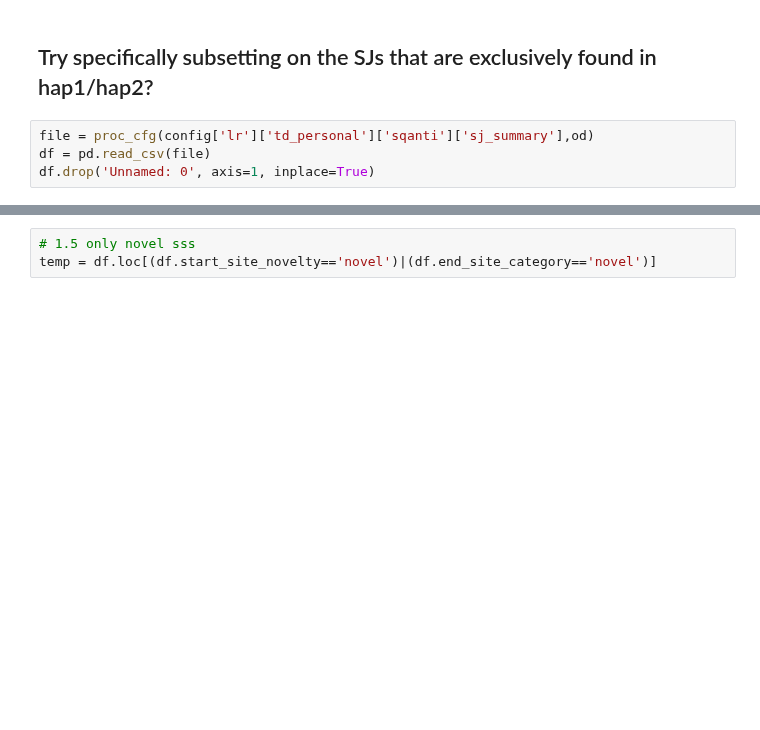
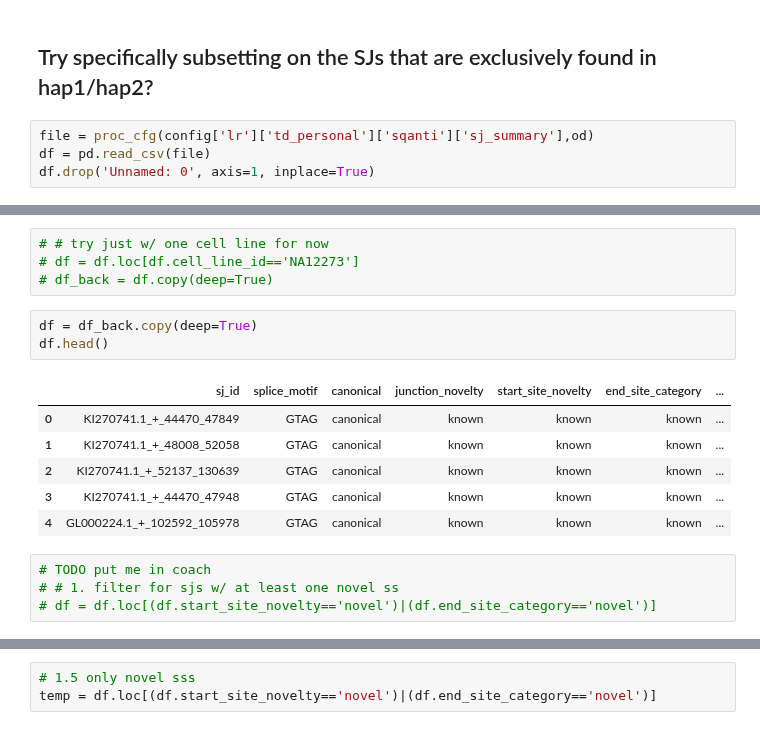
Before and after one commit to fairliereese/240903_pt, a Jupyter notebook: analysis/td_personal_get_distances_to_known_ss.ipynb, the cells around one changed output, grey strips where cells are left out. Drawn from its saved outputs; the diff is of its cells as text; blank space fills up the shorter version.

```diff
--- a/analysis/td_personal_get_distances_to_known_ss.ipynb
+++ b/analysis/td_personal_get_distances_to_known_ss.ipynb
@@ -207,0 +217,18 @@ df.drop('Unnamed: 0', axis=1, inplace=True)
+# %%
+# # try just w/ one cell line for now
+# df = df.loc[df.cell_line_id=='NA12273']
+# df_back = df.copy(deep=True)
+# %%
+df = df_back.copy(deep=True)
+df.head()
+# %% [output]
+|  | sj_id | splice_motif | canonical | junction_novelty | start_site_novelty | end_site_category | ... |
+| 0 | KI270741.1_+_44470_47849 | GTAG | canonical | known | known | known | ... |
+| 1 | KI270741.1_+_48008_52058 | GTAG | canonical | known | known | known | ... |
+| 2 | KI270741.1_+_52137_130639 | GTAG | canonical | known | known | known | ... |
+| 3 | KI270741.1_+_44470_47948 | GTAG | canonical | known | known | known | ... |
+| 4 | GL000224.1_+_102592_105978 | GTAG | canonical | known | known | known | ... |
+# %%
+# TODO put me in coach
+# # 1. filter for sjs w/ at least one novel ss
+# df = df.loc[(df.start_site_novelty=='novel')|(df.end_site_category=='novel')]
```
Also changed, not shown: parts of 13 cells of this notebook.
